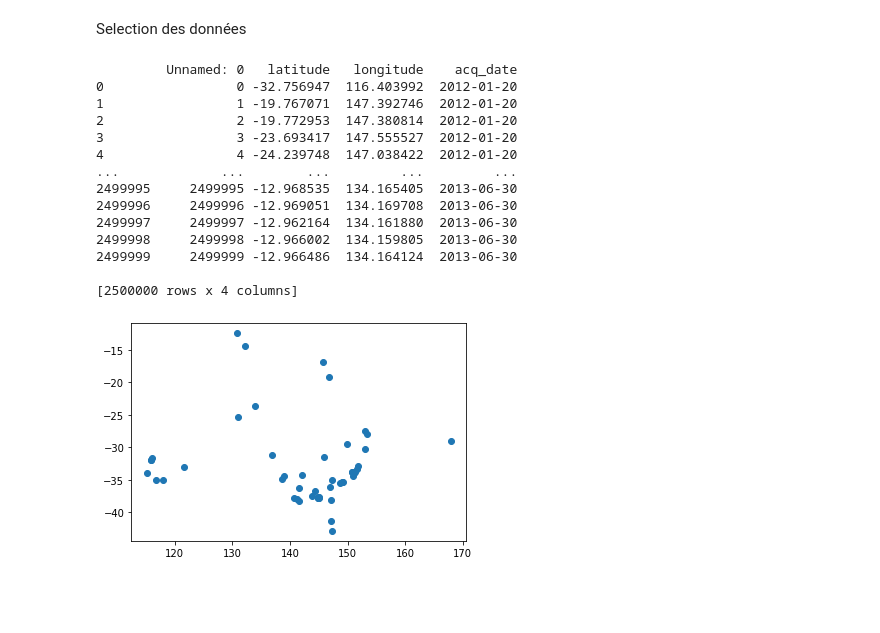
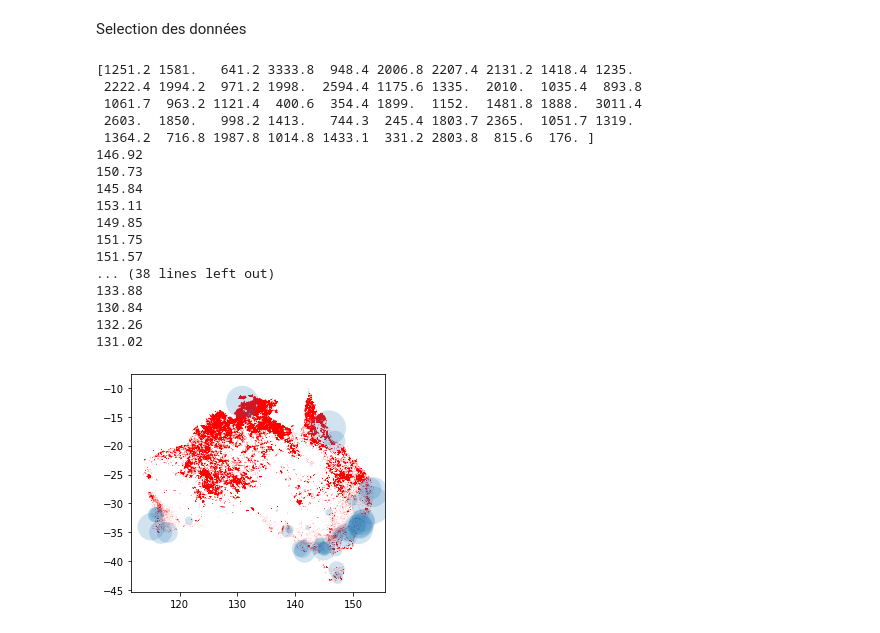
Before and after one commit to iPazu/BushfireAnalysis, a Jupyter notebook: bushfire_anaylisis.ipynb, the cells around one changed output. Cells and saved outputs as stored; diff of their text form; code cells hidden in the pictures; blank space fills up the shorter version.

Commit message:
Changed weather dataset to right dates and display better map

```diff
--- a/bushfire_anaylisis.ipynb
+++ b/bushfire_anaylisis.ipynb
@@ -4,33 +4,50 @@ Selection des données
 import pandas as pd
 
 df1 = pd.read_csv('datasets/fires.csv', header=0)
-df2 = pd.read_csv('datasets/weatherAUS.csv', header=0, usecols=['Date', 'Location', 'MinTemp', 'MaxTemp', 'Rainfall'])
-
-print(df1)
+df2 = pd.read_csv('datasets/formatted-weather2.csv', header=0, usecols=['Date', 'Location', 'MinTemp', 'MaxTemp', 'Rainfall'])
-# %% [output]
-         Unnamed: 0   latitude   longitude    acq_date
-0                 0 -32.756947  116.403992  2012-01-20
-1                 1 -19.767071  147.392746  2012-01-20
-2                 2 -19.772953  147.380814  2012-01-20
-3                 3 -23.693417  147.555527  2012-01-20
-4                 4 -24.239748  147.038422  2012-01-20
-...             ...        ...         ...         ...
-2499995     2499995 -12.968535  134.165405  2013-06-30
-2499996     2499996 -12.969051  134.169708  2013-06-30
-2499997     2499997 -12.962164  134.161880  2013-06-30
-2499998     2499998 -12.966002  134.159805  2013-06-30
-2499999     2499999 -12.966486  134.164124  2013-06-30
-
-[2500000 rows x 4 columns]
-# %%
-import matplotlib.pyplot as plt
-
-df3 = pd.read_csv('datasets/stationsCoordinates.csv')
-
-X = df3['Longitude'].tolist()
-Y = df3['Latitude'].tolist()
-
-plt.scatter(X, Y)
-plt.show()
-# %% [output]
-[figure, removed]
+# %%
+import matplotlib.pyplot as plt
+import numpy as np
+import math
+df3 = pd.read_csv('datasets/stationsCoordinates.csv')
+
+
+X = df3['Longitude']
+Y = df3['Latitude']
+cities = df3["City"].tolist()
+RainOccurence = np.zeros(len(cities))
+
+for ind in df2.index:
+    RainOccurence[cities.index(df2["Location"][ind])] += np.nan_to_num(df2["Rainfall"][ind])
+
+print(RainOccurence)
+figure, axes = plt.subplots()
+
+axes.scatter(df1['longitude'],df1['latitude'],c="red",marker = 'o', s=0.000007)
+axes.set_aspect(1)
+
+for ind in range(len(cities)):
+    print(X[ind])
+    draw_circle = plt.Circle((X[ind], Y[ind]),RainOccurence[ind]/1000,alpha=0.4)
+    axes.add_artist(draw_circle)
+
+plt.show()
+# %% [output]
+[1251.2 1581.   641.2 3333.8  948.4 2006.8 2207.4 2131.2 1418.4 1235.
+ 2222.4 1994.2  971.2 1998.  2594.4 1175.6 1335.  2010.  1035.4  893.8
+ 1061.7  963.2 1121.4  400.6  354.4 1899.  1152.  1481.8 1888.  3011.4
+ 2603.  1850.   998.2 1413.   744.3  245.4 1803.7 2365.  1051.7 1319.
+ 1364.2  716.8 1987.8 1014.8 1433.1  331.2 2803.8  815.6  176. ]
+146.92
+150.73
+145.84
+153.11
+149.85
+151.75
+151.57
+... (38 lines left out)
+133.88
+130.84
+132.26
+131.02
+[figure, added]
```
Also changed, not shown: 2 other files.
